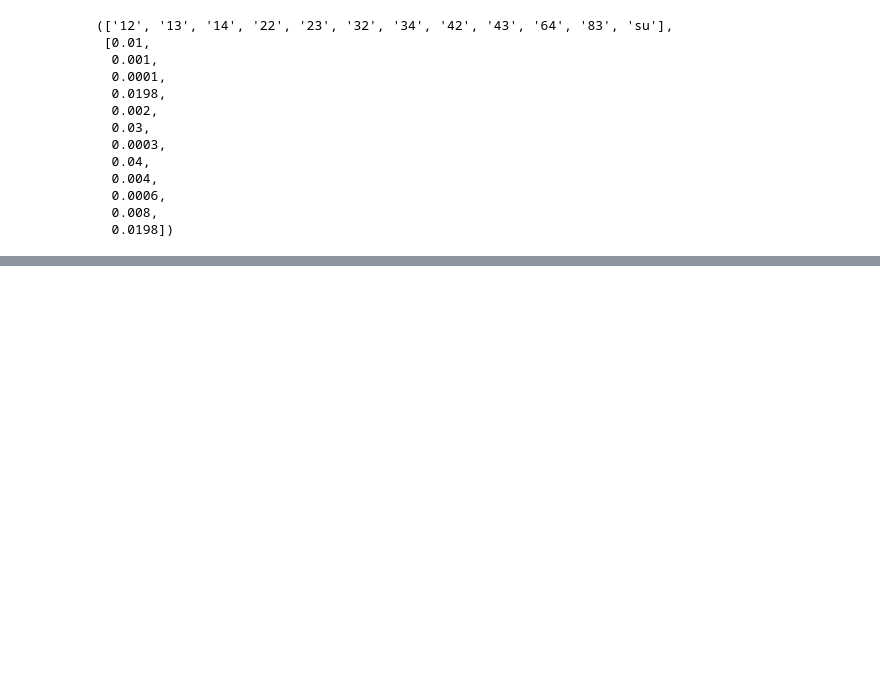
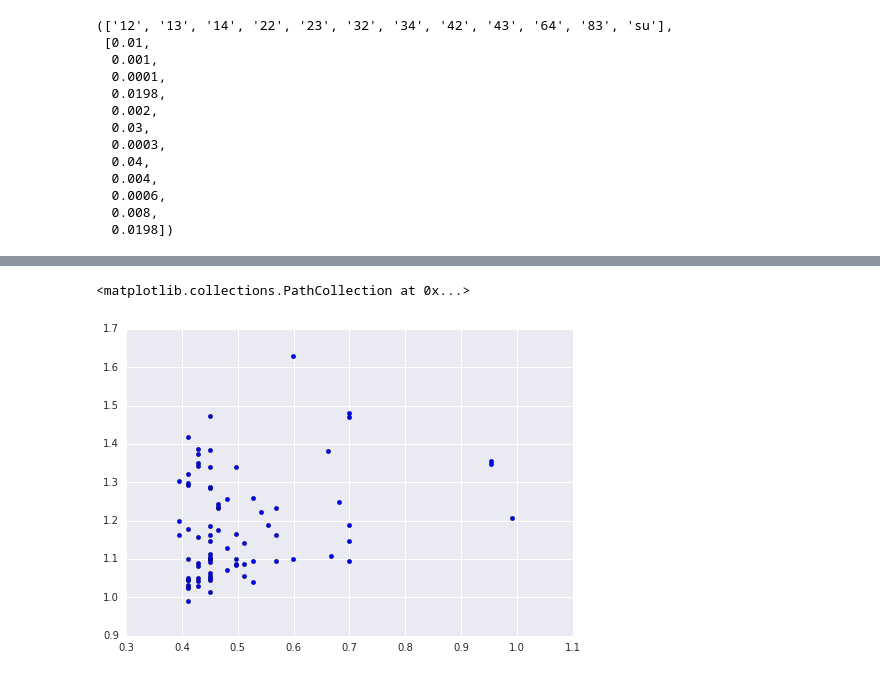
Before and after one commit to gemunu/Thesis, a Jupyter notebook: MT_efficiency.ipynb, the cells around one changed output, grey strips where cells are left out. Cells and saved outputs as stored; diff of their text form; code cells hidden in the pictures; blank space fills up the shorter version.

```diff
--- a/MT_efficiency.ipynb
+++ b/MT_efficiency.ipynb
@@ -241,0 +223,5 @@ wdparas
+# %%
+plt.scatter(wdparas['WD_mass'], massT[4])
+# %% [output]
+<matplotlib.collections.PathCollection at 0x...>
+[figure, added]
```
Also changed, not shown: parts of 11 cells of this notebook.
